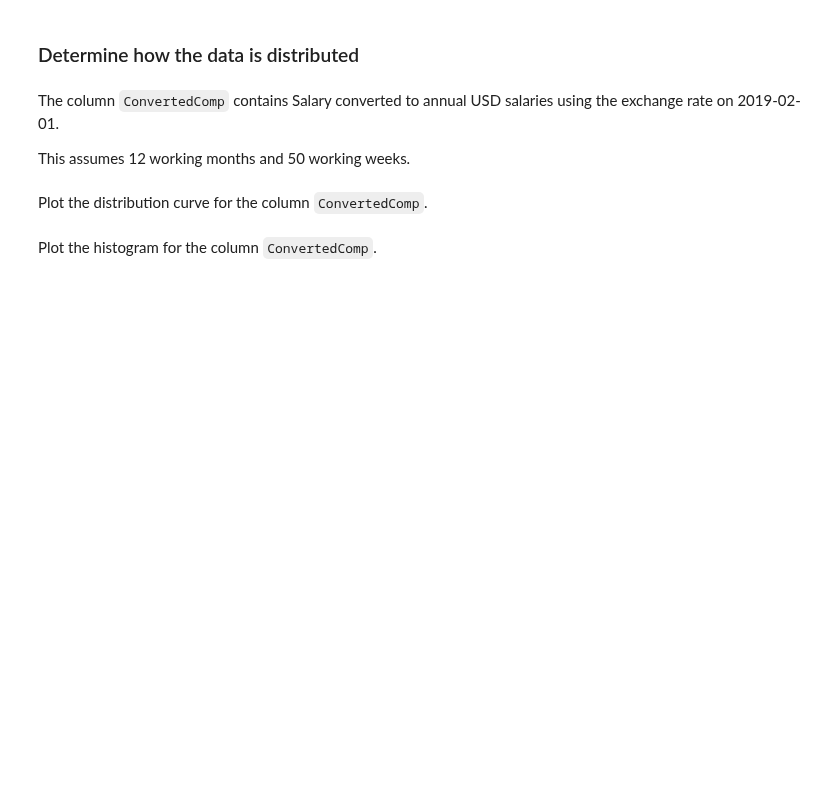
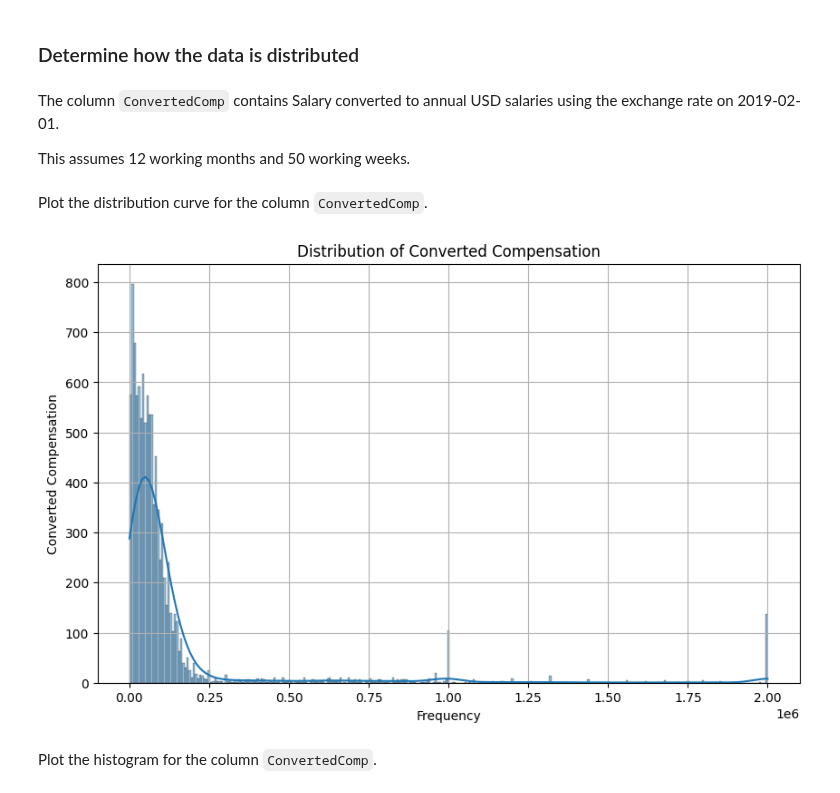
Before and after one commit to CxLos/IBM-Practice-Labs, a Jupyter notebook: 9. Capstone Project/Labs/Exploratory Data/M3ExploratoryDataAnalysis-lab.ipynb, the cells around one changed output. Cells and saved outputs as stored; diff of their text form; code cells hidden in the pictures; blank space fills up the shorter version.

Commit message:
finished with exploratory data practice

```diff
--- a/9. Capstone Project/Labs/Exploratory Data/M3ExploratoryDataAnalysis-lab.ipynb
+++ b/9. Capstone Project/Labs/Exploratory Data/M3ExploratoryDataAnalysis-lab.ipynb
@@ -52,2 +53,15 @@ Plot the distribution curve for the column `ConvertedComp`.
+# %%
+# your code goes here
+
+plt.figure(figsize=(10, 6))
+# plt.hist(tr, bins=30, color='skyblue', edgecolor='black')
+sns.histplot(data=df, x='ConvertedComp', kde=True)
+plt.title('Distribution of Converted Compensation')
+plt.xlabel('Frequency')
+plt.ylabel('Converted Compensation')
+plt.grid(True)
+# plt.show()
+# %% [output]
+[figure, added]
 # %% [markdown]
 Plot the histogram for the column `ConvertedComp`.
```
Also changed, not shown: parts of 24 cells of this notebook, 2 other files.
